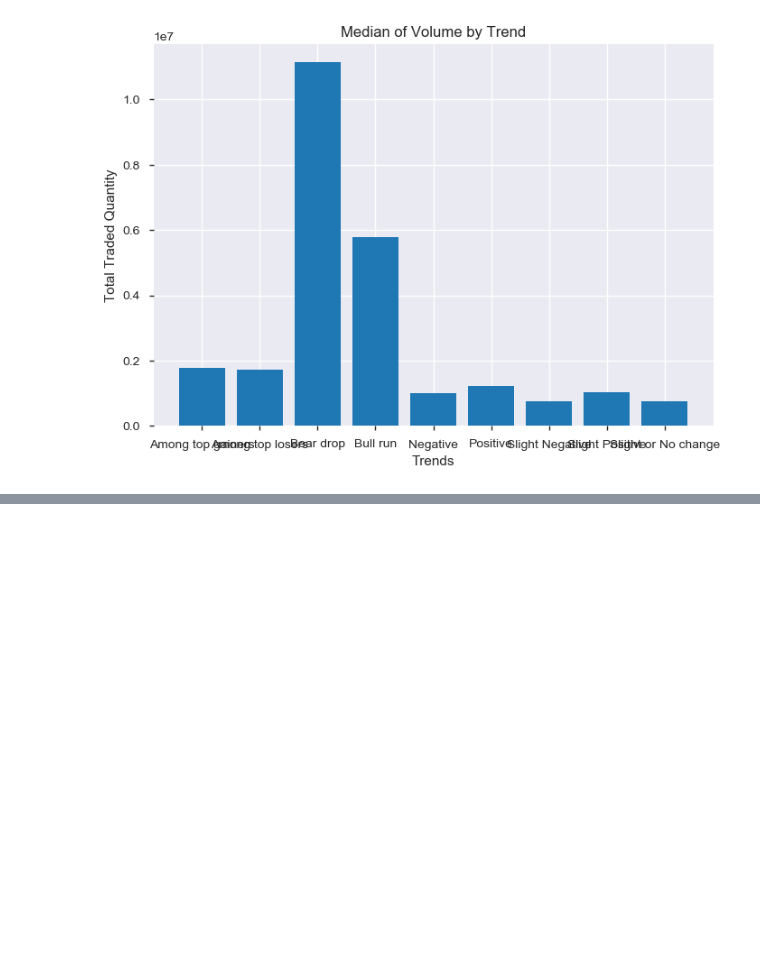
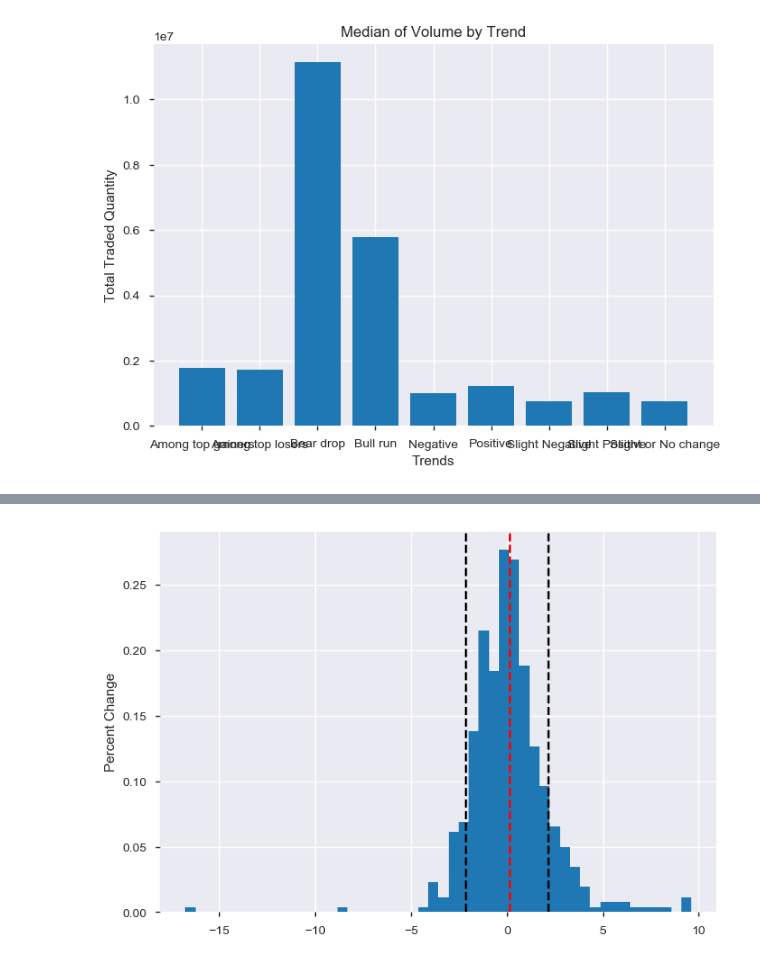
Before and after one commit to atkrish0/securitized-asset-analysis, a Jupyter notebook: 2 - Plotting in Financial Markets (Mindtree).ipynb, the cells around one changed output, grey strips where cells are left out. Drawn from its saved outputs; the diff is of its cells as text; code cells hidden in the pictures; blank space fills up the shorter version.

Commit message:
Histogram plot with overlayed mean and std deviation

```diff
--- a/2 - Plotting in Financial Markets (Mindtree).ipynb
+++ b/2 - Plotting in Financial Markets (Mindtree).ipynb
@@ -232,0 +237,3 @@ plt.show()
+# %%
+# to remove the redundant column
+df = pd.read_csv('D:/DS/mindtree_updated.csv', index_col=[0])
@@ -232,0 +249,11 @@ plt.show()
+# %%
+df['Day_Perc_Change'].hist(bins = 50, density = True)
+plt.ylabel('Percent Change')
+mean = df['Day_Perc_Change'].mean()
+std = df['Day_Perc_Change'].std()
+plt.axvline(x=mean, color='r', linestyle='--')
+plt.axvline(x=std, color='k', linestyle='--')
+plt.axvline(x=-std, color='k', linestyle='--')
+plt.show()
+# %% [output]
+[figure, added]
```
Also changed, not shown: parts of 2 cells of this notebook.
